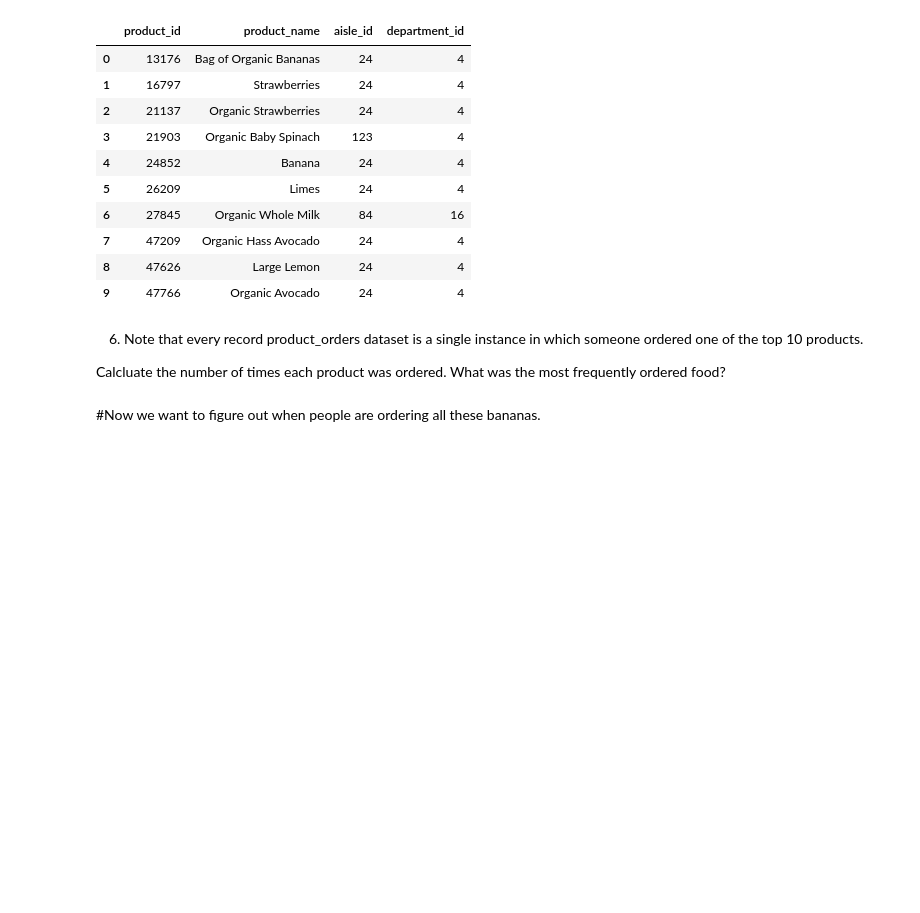
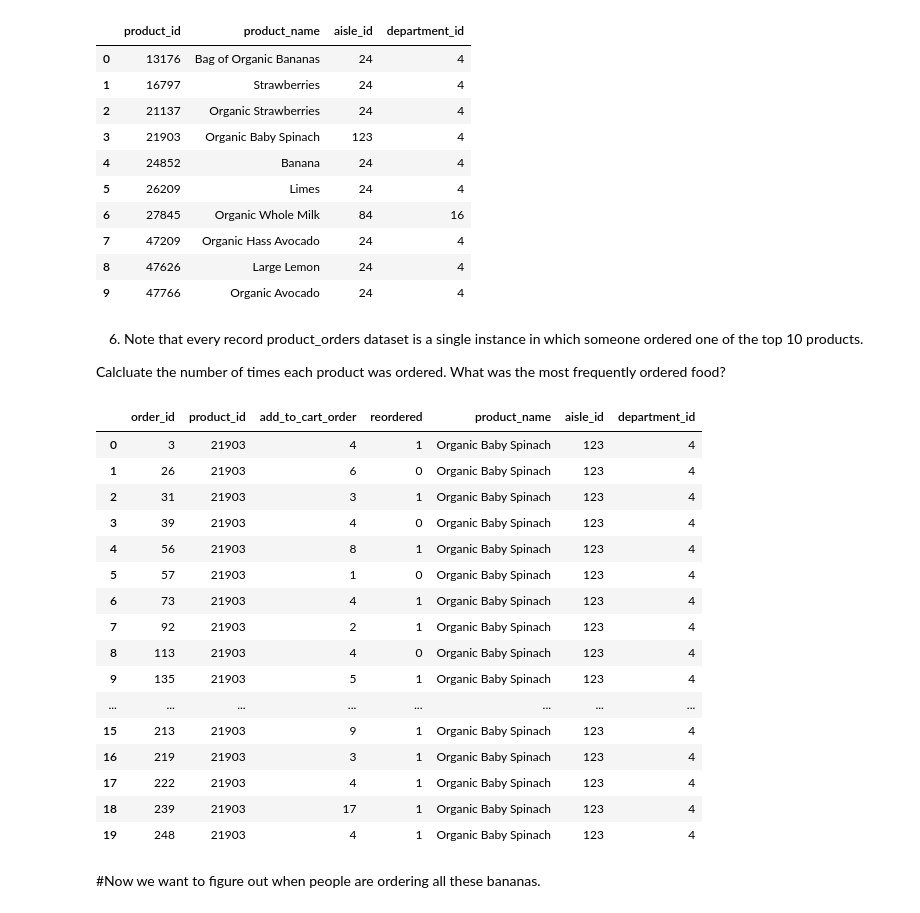
Before and after one commit to mariokart345/DS-Unit-1-Sprint-1-Data-Wrangling-and-Storytelling, a Jupyter notebook: module3-join-and-reshape-data/LS_DS_113_Join_and_Reshape_Data_Assignment.ipynb, the cells around one changed output. Drawn from its saved outputs; the diff is of its cells as text; code cells hidden in the pictures; blank space fills up the shorter version.

```diff
--- a/module3-join-and-reshape-data/LS_DS_113_Join_and_Reshape_Data_Assignment.ipynb
+++ b/module3-join-and-reshape-data/LS_DS_113_Join_and_Reshape_Data_Assignment.ipynb
@@ -231,3 +229,24 @@ Calcluate the number of times each product was ordered.  What was the most frequ
+# %%
+product_orders = pd.merge(order_product_link, product_names_10)
+product_orders.head(20)
+# %% [output]
+|  | order_id | product_id | add_to_cart_order | reordered | product_name | aisle_id | department_id |
+| 0 | 3 | 21903 | 4 | 1 | Organic Baby Spinach | 123 | 4 |
+| 1 | 26 | 21903 | 6 | 0 | Organic Baby Spinach | 123 | 4 |
+| 2 | 31 | 21903 | 3 | 1 | Organic Baby Spinach | 123 | 4 |
+| 3 | 39 | 21903 | 4 | 0 | Organic Baby Spinach | 123 | 4 |
+| 4 | 56 | 21903 | 8 | 1 | Organic Baby Spinach | 123 | 4 |
+| 5 | 57 | 21903 | 1 | 0 | Organic Baby Spinach | 123 | 4 |
+| 6 | 73 | 21903 | 4 | 1 | Organic Baby Spinach | 123 | 4 |
+| 7 | 92 | 21903 | 2 | 1 | Organic Baby Spinach | 123 | 4 |
+| 8 | 113 | 21903 | 4 | 0 | Organic Baby Spinach | 123 | 4 |
+| 9 | 135 | 21903 | 5 | 1 | Organic Baby Spinach | 123 | 4 |
+| ... | ... | ... | ... | ... | ... | ... | ... |
+| 15 | 213 | 21903 | 9 | 1 | Organic Baby Spinach | 123 | 4 |
+| 16 | 219 | 21903 | 3 | 1 | Organic Baby Spinach | 123 | 4 |
+| 17 | 222 | 21903 | 4 | 1 | Organic Baby Spinach | 123 | 4 |
+| 18 | 239 | 21903 | 17 | 1 | Organic Baby Spinach | 123 | 4 |
+| 19 | 248 | 21903 | 4 | 1 | Organic Baby Spinach | 123 | 4 |
 # %% [markdown]
 #Now we want to figure out when people are ordering all these bananas.
 # %% [markdown]
```
Also changed, not shown: parts of 15 cells of this notebook.
